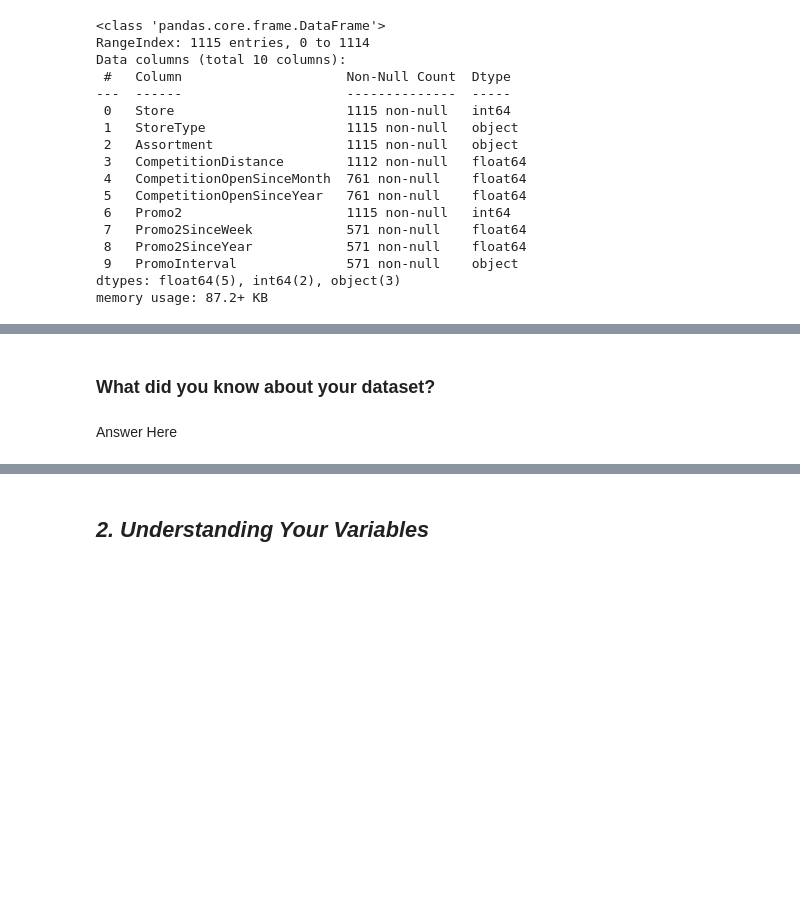
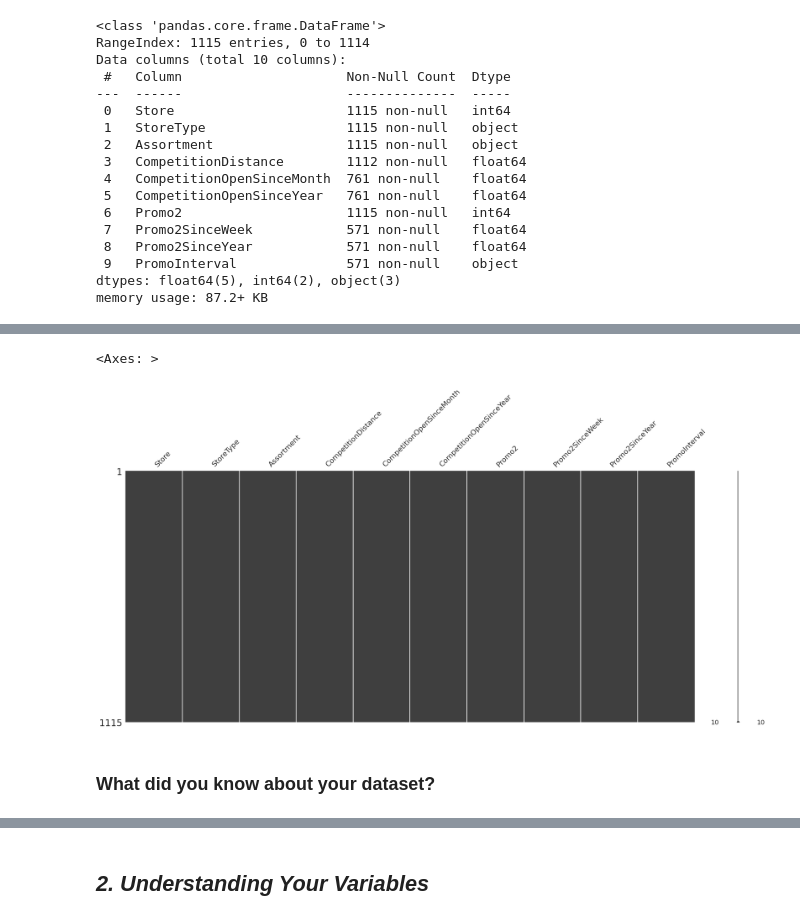
Before and after one commit to Pratikshathorat96/Retail-Sales-Prediction-ML-regression-, a Jupyter notebook: new_regression_project_on_retail_store.ipynb, the cells around one changed output, grey strips where cells are left out. Saved outputs shown, nothing was run; the diff lists cells and outputs as text; code cells hidden in the pictures; blank space fills up the shorter version.

```diff
--- a/new_regression_project_on_retail_store.ipynb
+++ b/new_regression_project_on_retail_store.ipynb
@@ -314,4 +421,9 @@ msno.matrix(sales_df)
+# %%
+# Visualizing the missing values for store
+import missingno as msno
+msno.matrix(store_df)
+# %% [output]
+<Axes: >
+[figure, added]
 # %% [markdown]
 ### What did you know about your dataset?
-# %% [markdown]
-Answer Here
```
Also changed, not shown: parts of 105 cells of this notebook.
